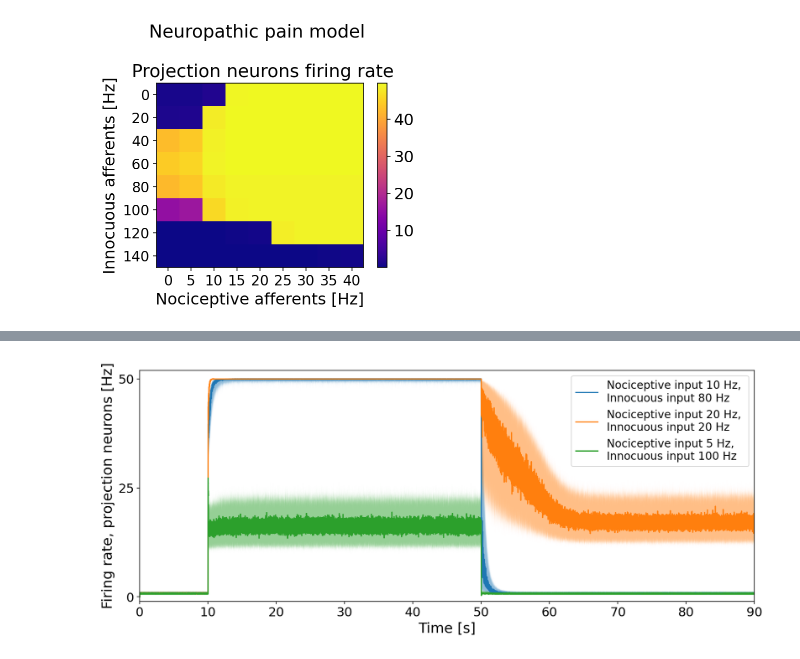
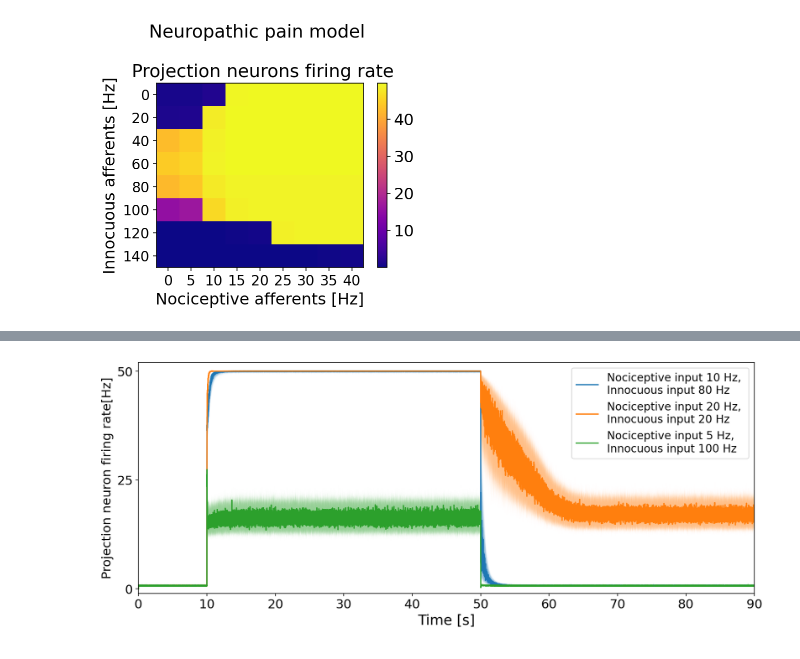
Before and after one commit to mramne/dorsal-horn-neuropathic-pain, a Jupyter notebook: JNE Dorsal horn neuropathic pain.ipynb, the cells around one changed output, grey strips where cells are left out. Drawn from its saved outputs; the diff is of its cells as text; code cells hidden in the pictures.

```diff
--- a/JNE Dorsal horn neuropathic pain.ipynb
+++ b/JNE Dorsal horn neuropathic pain.ipynb
@@ -619,7 +621,7 @@ for k in range(n_runs):
 
     # Pattern of mean firing rate of innocuous afferents
     innoc_freq = [baselineRate, stimFreq_innoc1, baselineRate, stimFreq_innoc2, baselineRate]
-    innoc_durs = [.5,  .02, 0.02 + interStim_innoc, 0.02, .5-(.02*3 + interStim_innoc)]
+    innoc_durs = [.5,  .02, .02 + interStim_innoc, 0.02, .5-(.02*3 + interStim_innoc)]
     innoc_stds = std*np.ones_like(innoc_freq)
 
     # Pattern of mean firing rate of nociceptive afferents
@@ -649,23 +651,24 @@ for k in range(n_runs):
         # store firing rate of projection neurons
         all_r_P[i] = r_P
 
-    # compute and store median and quantiles at ±34.1% from the median
+    # compute and store median and quartiles
     all_median_r_P[k] = np.median(all_r_P, 0)
-    upper_quantile[k] = np.quantile(all_r_P, .5+.34, axis=0)
-    lower_quantile[k] = np.quantile(all_r_P, .5-.34, axis=0)
+    upper_quantile[k] = np.quantile(all_r_P, .75, axis=0)
+    lower_quantile[k] = np.quantile(all_r_P, .25, axis=0)
 
 # initiate figure with subplots
 fig, ax = plt.subplots(n_runs, 1, sharex=True, sharey=True, figsize=(5,4))
 
-# plot median and quantiles for each distinct simulations
+# plot median and quartiles for each distinct simulations
 for k in range(n_runs):
     ax[k].plot(pars['range_t'], all_median_r_P[n_runs-k-1], 'b')
     ax[k].fill_between(pars['range_t'], lower_quantile[n_runs-k-1], upper_quantile[n_runs-k-1], alpha=0.4, edgecolor='#089FFF', facecolor='#089FFF')
     ax[k].set_ylim(-1,55)
     ax[k].set_xlim(0.,1.)
     ax[k].plot([-.1, 1.1], [25, 25], 'k--', alpha = 0.2)
-    t_stim = .54 + (n_runs-k-1)*interStim_innoc
-    ax[k].plot([t_stim, t_stim], [55., 50.], 'r', linewidth=4)
+    interStim_innoc = 0.05*(n_runs-k-1)
+    t_stim = .54 + interStim_innoc
+    ax[k].plot([t_stim, t_stim], [55., 50.], 'r', linewidth=3)
     ax[k].tick_params(labelsize = 16)
     ax[k].set_xticks([0, 0.5, 1])
     ax[k].set_yticks([0, 50])
@@ -738,10 +741,8 @@ for i, stimFreq in enumerate(stimFreqs):
         # store firing rate of projection neurons
         all_r_P[k] = np.mean(r_P[t1:t2])
 
-    # compute and store median and quantiles at ±34.1% from the median
+    # compute and store median
     median_r_P[i] = np.median(all_r_P)
-    upper_quantile[i] = np.quantile(all_r_P, .5+.34)
-    lower_quantile[i] = np.quantile(all_r_P, .5-.34)
 
 
 # Plot results
@@ -1027,35 +1026,35 @@ for i, freq_innoc in enumerate(freqs_innoc):
         # Simulate Wilson-Cowan equations
         r_E, r_P, r_I = simulate_wc_non_neg(**pars)
 
         # store firing rate of projection neurons
         all_r_P[k] = r_P
 
-    # compute and store median and quantiles at ±34.1% from the median
+    # compute and store median and quartiles
     all_median_r_P[i] = np.median(all_r_P, 0)
-    upper_quantile[i] = np.quantile(all_r_P, .5+.34, axis=0)
-    lower_quantile[i] = np.quantile(all_r_P, .5-.34, axis=0)
+    upper_quantile[i] = np.quantile(all_r_P, .75, axis=0)
+    lower_quantile[i] = np.quantile(all_r_P, .25, axis=0)
 
 
-# plot median quantiles of projection neuron firing rate against time
+# plot median quartiles of projection neuron firing rate against time
 plt.figure(figsize=(12,5))
 ax1 = plt.subplot(111)
 for i, freq_innoc in enumerate(freqs_innoc):
     freq_noci = freqs_noci[i]
     lbl = "Nociceptive input %.0f Hz, \nInnocuous input %.0f Hz" %(freq_noci, freq_innoc)
     ax1.fill_between(pars['range_t'], lower_quantile[i], upper_quantile[i], alpha=0.5)#, edgecolor='#089FFF', facecolor='#089FFF')
     ax1.plot(pars['range_t'], all_median_r_P[i], label=lbl)
 
 
 # format plot
 ax1.legend(loc='upper right', fontsize = 14)
 ax1.set_ylabel('Projection neuron firing rate[Hz]', fontsize=16)
 ax1.set_xlabel('Time [s]', fontsize=18)
 ax1.tick_params(labelsize = 16)
 ax1.set_yticks([0, 25, 50])
 ax1.set_ylim(-1,52)
 ax1.set_xlim(0.,t_tot)
 
 plt.tight_layout()
 plt.show()
 # %% [output]
-[figure, old version]
+[figure, new version]
```
Also changed, not shown: parts of 5 cells of this notebook.
